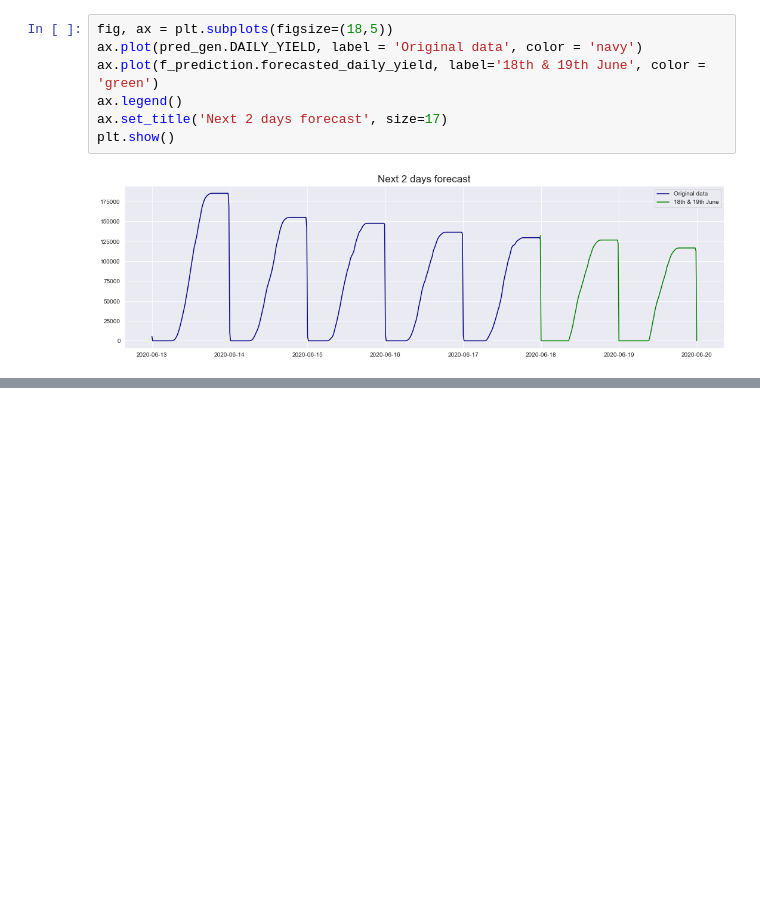
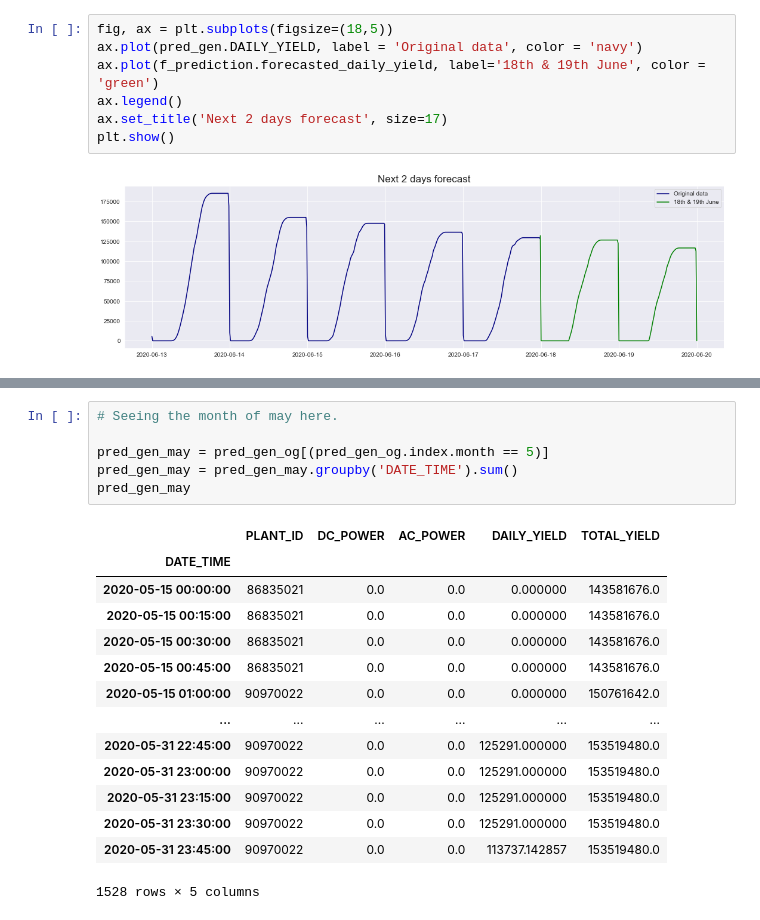
Before and after one commit to Ozxahmed/flatiron_capstone, a Jupyter notebook: notebooks/exploratory/oz_03_fsm.ipynb, the cells around one changed output, grey strips where cells are left out. Drawn from its saved outputs; the diff is of its cells as text; blank space fills up the shorter version.

```diff
--- a/notebooks/exploratory/oz_03_fsm.ipynb
+++ b/notebooks/exploratory/oz_03_fsm.ipynb
@@ -428,0 +430,21 @@ plt.show()
+# %%
+# Seeing the month of may here.
+
+pred_gen_may = pred_gen_og[(pred_gen_og.index.month == 5)]
+pred_gen_may = pred_gen_may.groupby('DATE_TIME').sum()
+pred_gen_may
+# %% [output]
+|  | PLANT_ID | DC_POWER | AC_POWER | DAILY_YIELD | TOTAL_YIELD |
+| DATE_TIME |  |  |  |  |  |
+| 2020-05-15 00:00:00 | 86835021 | 0.0 | 0.0 | 0.000000 | 143581676.0 |
+| 2020-05-15 00:15:00 | 86835021 | 0.0 | 0.0 | 0.000000 | 143581676.0 |
+| 2020-05-15 00:30:00 | 86835021 | 0.0 | 0.0 | 0.000000 | 143581676.0 |
+| 2020-05-15 00:45:00 | 86835021 | 0.0 | 0.0 | 0.000000 | 143581676.0 |
+| 2020-05-15 01:00:00 | 90970022 | 0.0 | 0.0 | 0.000000 | 150761642.0 |
+| ... | ... | ... | ... | ... | ... |
+| 2020-05-31 22:45:00 | 90970022 | 0.0 | 0.0 | 125291.000000 | 153519480.0 |
+| 2020-05-31 23:00:00 | 90970022 | 0.0 | 0.0 | 125291.000000 | 153519480.0 |
+| 2020-05-31 23:15:00 | 90970022 | 0.0 | 0.0 | 125291.000000 | 153519480.0 |
+| 2020-05-31 23:30:00 | 90970022 | 0.0 | 0.0 | 125291.000000 | 153519480.0 |
+| 2020-05-31 23:45:00 | 90970022 | 0.0 | 0.0 | 113737.142857 | 153519480.0 |
+1528 rows × 5 columns
```
Also changed, not shown: parts of 8 cells of this notebook, 1 other file.
